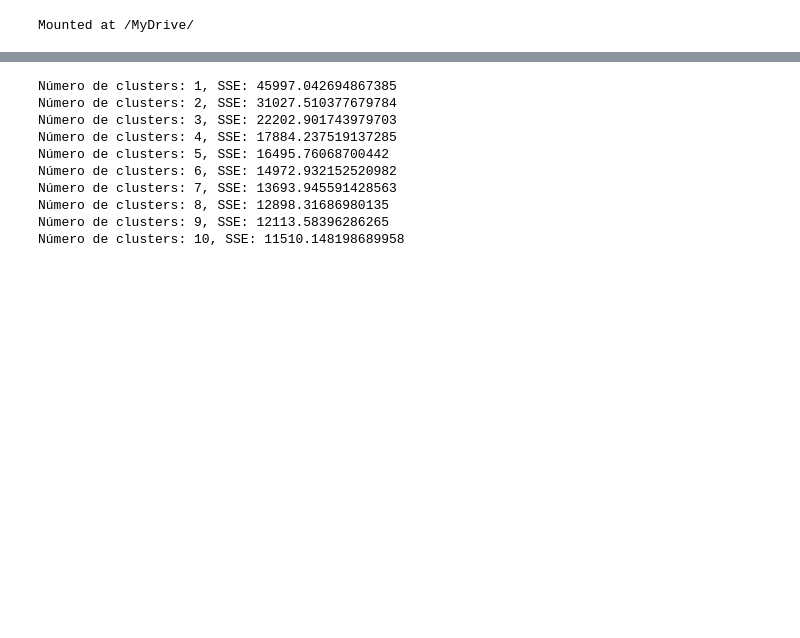
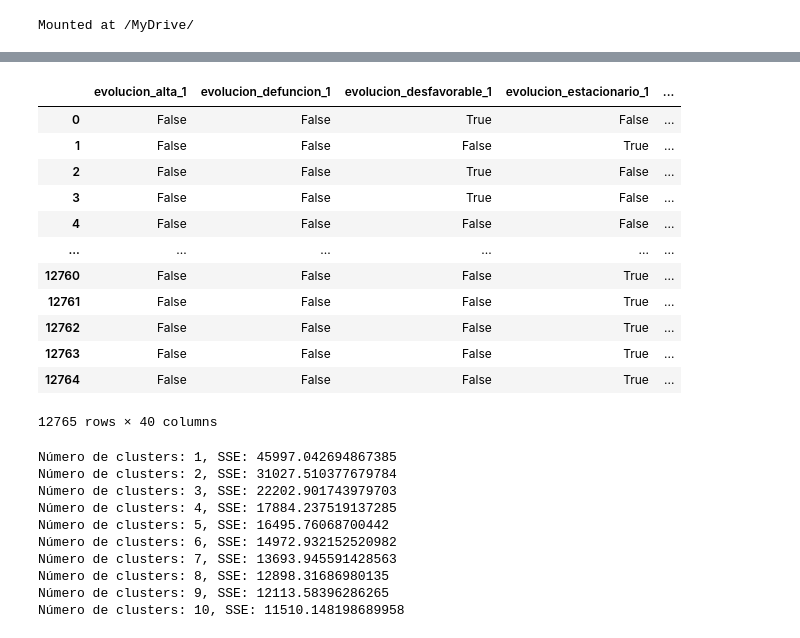
Before and after one commit to AxelPolick/G6_TF_SistemasInteligentes, a Jupyter notebook: SI_ImplementacionTF.ipynb, the cells around one changed output, grey strips where cells are left out. Cells and saved outputs as stored; diff of their text form; code cells hidden in the pictures; blank space fills up the shorter version.

```diff
--- a/SI_ImplementacionTF.ipynb
+++ b/SI_ImplementacionTF.ipynb
@@ -65,0 +66,21 @@ features = df_SEG_COV_pred[[
+# %%
+"""
+  * Imprimiendo el DataFrame df_SEG_COV_pred que contiene las variables de evolución y tratamiento de pacientes COVID-19
+  * Cada fila representa un paciente, y cada columna representa una variable específica en una de las cuatro observaciones
+  * Los valores de las columnas indican el estado del paciente en términos de evolución (True/False) y tratamientos (1/0)
+"""
+df_SEG_COV_pred
+# %% [output]
+|  | evolucion_alta_1 | evolucion_defuncion_1 | evolucion_desfavorable_1 | evolucion_estacionario_1 | ... |
+| 0 | False | False | True | False | ... |
+| 1 | False | False | False | True | ... |
+| 2 | False | False | True | False | ... |
+| 3 | False | False | True | False | ... |
+| 4 | False | False | False | False | ... |
+| ... | ... | ... | ... | ... | ... |
+| 12760 | False | False | False | True | ... |
+| 12761 | False | False | False | True | ... |
+| 12762 | False | False | False | True | ... |
+| 12763 | False | False | False | True | ... |
+| 12764 | False | False | False | True | ... |
+12765 rows × 40 columns
```
Also changed, not shown: parts of 17 cells of this notebook.
